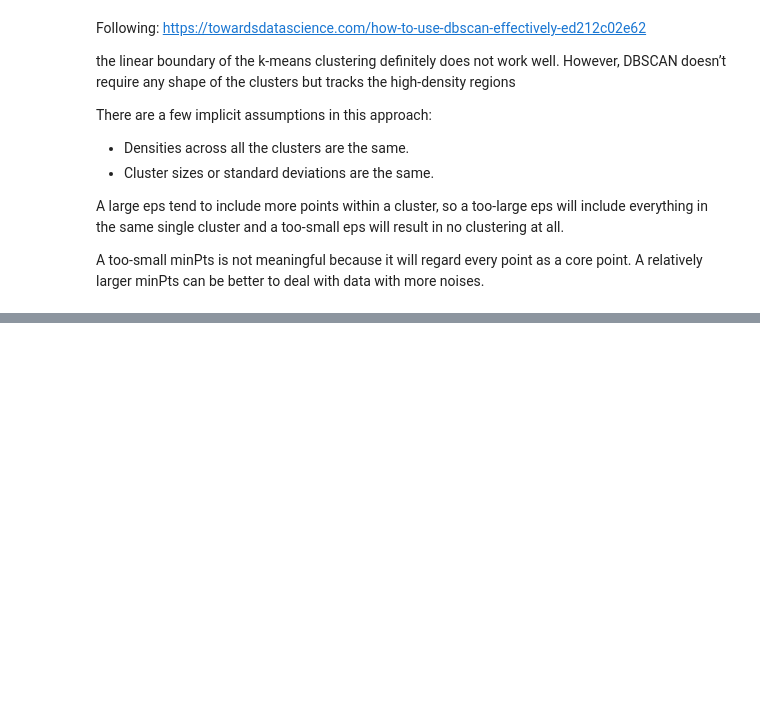
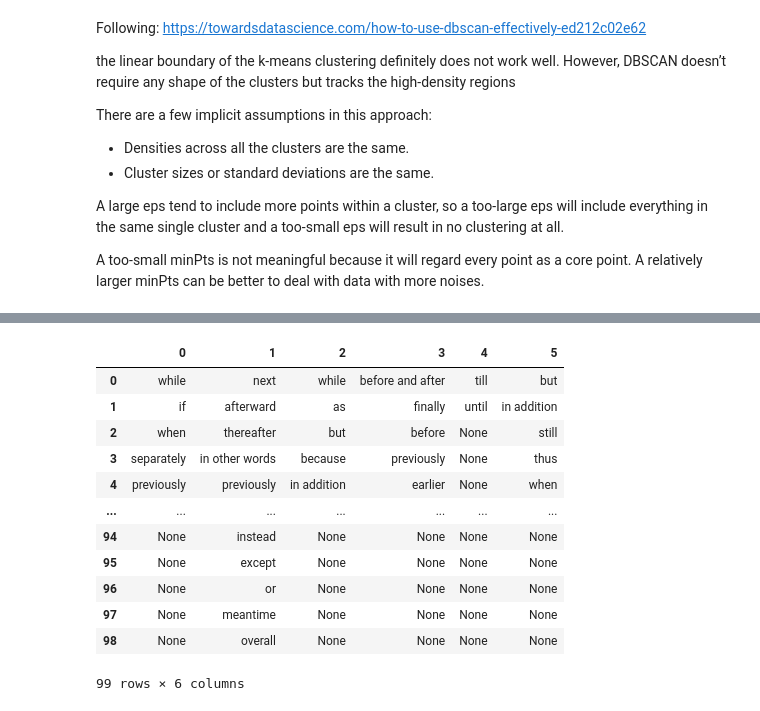
Before and after one commit to xjseabrum/comp_disc_S22_proj, a Jupyter notebook: main_proj.ipynb, the cells around one changed output, grey strips where cells are left out. Cells and saved outputs as stored; diff of their text form; code cells hidden in the pictures; blank space fills up the shorter version.

```diff
--- a/main_proj.ipynb
+++ b/main_proj.ipynb
@@ -547,0 +585,21 @@ labels_DBSCAN
+# %%
+u=len(labels_DBSCAN)
+cols=[i for i in range(u)]
+conntive_clusters=[list(x[1][0]) for x in labels_DBSCAN]
+df = pd.DataFrame (conntive_clusters).transpose()
+df.columns = cols
+df
+# %% [output]
+|  | 0 | 1 | 2 | 3 | 4 | 5 |
+| 0 | while | next | while | before and after | till | but |
+| 1 | if | afterward | as | finally | until | in addition |
+| 2 | when | thereafter | but | before | None | still |
+| 3 | separately | in other words | because | previously | None | thus |
+| 4 | previously | previously | in addition | earlier | None | when |
+| ... | ... | ... | ... | ... | ... | ... |
+| 94 | None | instead | None | None | None | None |
+| 95 | None | except | None | None | None | None |
+| 96 | None | or | None | None | None | None |
+| 97 | None | meantime | None | None | None | None |
+| 98 | None | overall | None | None | None | None |
+99 rows × 6 columns
```
Also changed, not shown: parts of 47 cells of this notebook.
